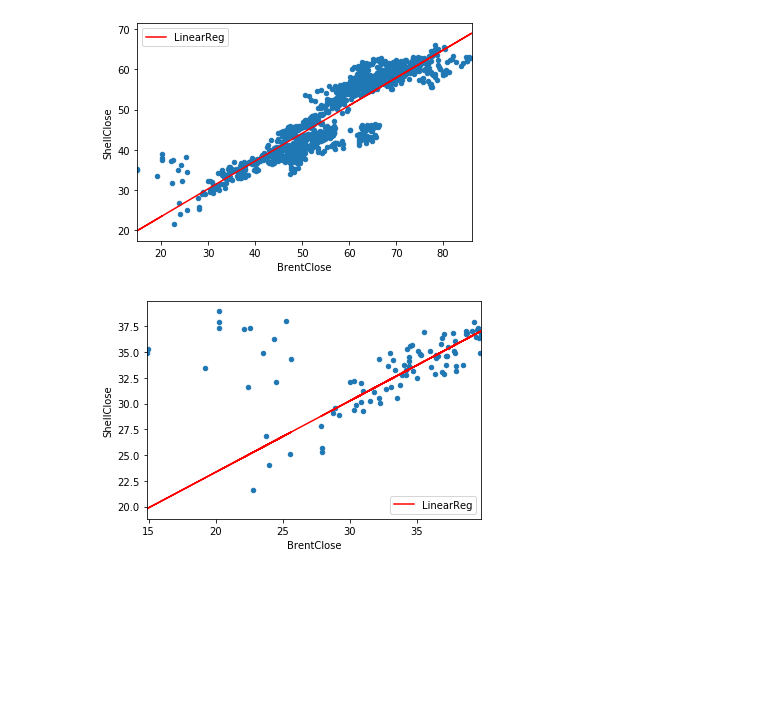
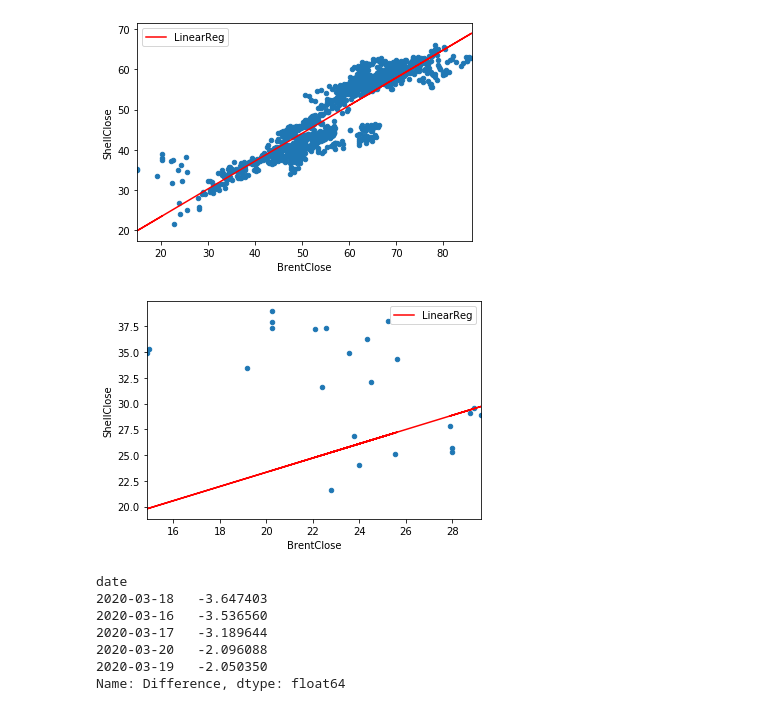
Before and after one commit to NachoLink/pyfi, a Jupyter notebook: BinomialPricingModel-Oil/BinomialOptionPricing.ipynb, the cells around one changed output. Cells and saved outputs as stored; diff of their text form; code cells hidden in the pictures; blank space fills up the shorter version.

```diff
--- a/BinomialPricingModel-Oil/BinomialOptionPricing.ipynb
+++ b/BinomialPricingModel-Oil/BinomialOptionPricing.ipynb
@@ -54,10 +57,19 @@ Correlation:  0.8939762161190508
 # This makes a lot of sense, since market prices are largely driven by investor fears/expectations. But there's a ton
 # of variation in the data when Brent is <$40. Since that's the current environment, let's look at that more closely
 # %%
-Sub40 = Comparisson[Comparisson['BrentClose']<40]
+Sub40 = Comparisson[Comparisson['BrentClose']<30]
+Sub40['Difference'] = Sub40['ShellClose']-Sub40['LinearReg']
 grid = plt.subplot(1,1,1)
 Sub40.plot(x='BrentClose',y='ShellClose', kind='scatter', ax=grid)
 Sub40.plot(x='BrentClose',y='LinearReg', kind='line', ax=grid, color = 'red')
 plt.show()
+display (Sub40['Difference'].sort_values(ascending=True).head())
 # %% [output]
-[figure, old version]
+[figure, new version]
+date
+2020-03-18   -3.647403
+2020-03-16   -3.536560
+2020-03-17   -3.189644
+2020-03-20   -2.096088
+2020-03-19   -2.050350
+Name: Difference, dtype: float64
```
Also changed, not shown: parts of 19 cells of this notebook.
